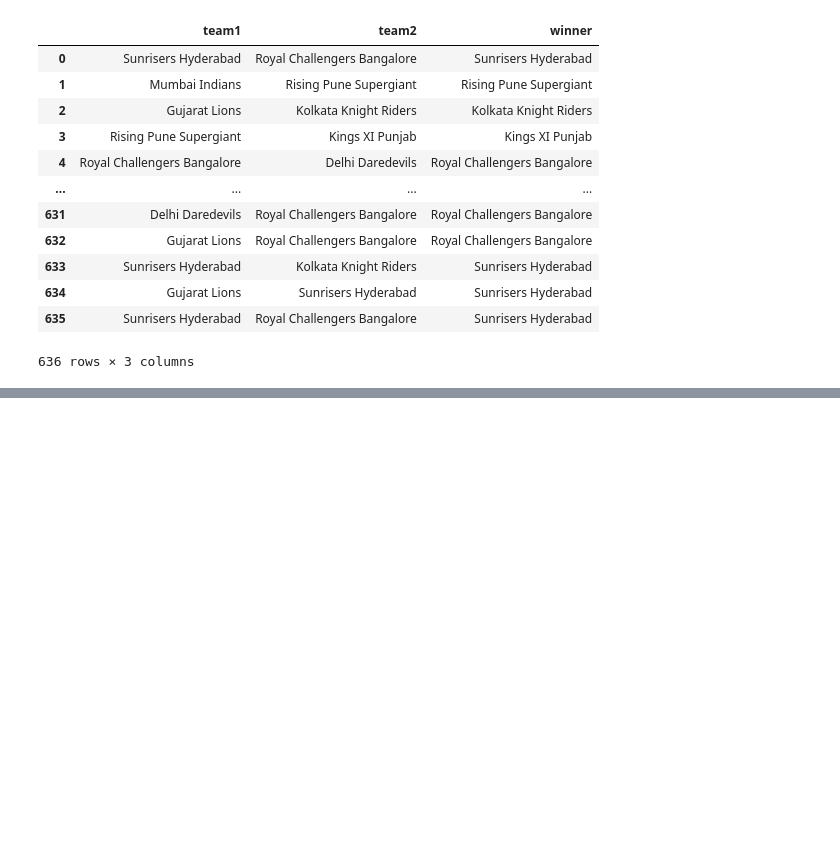
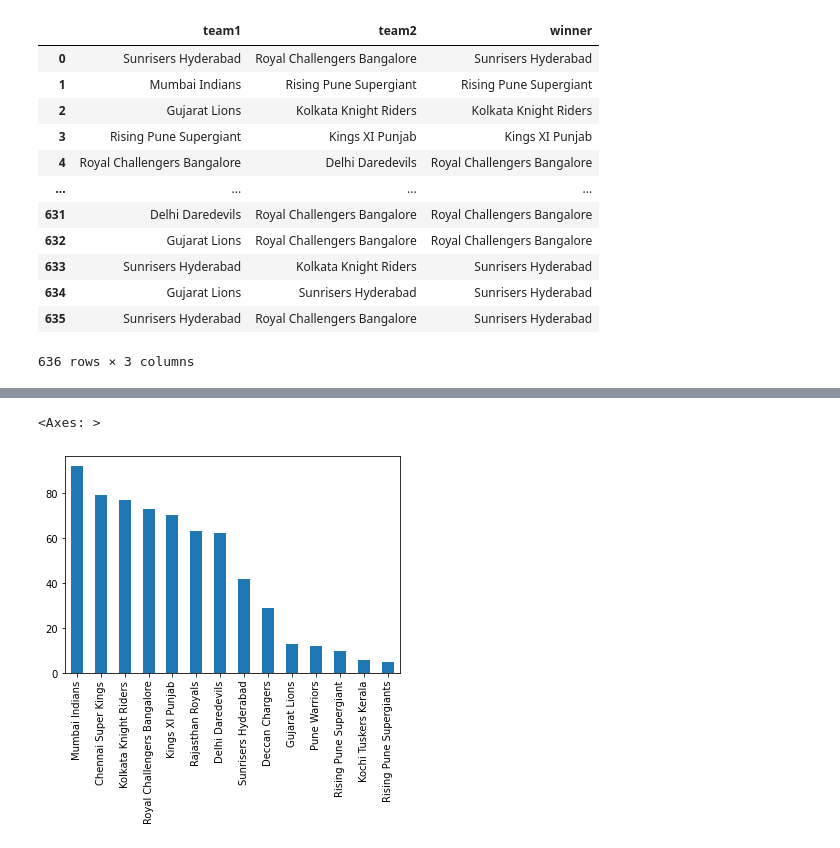
Before and after one commit to sagarkumarmishra/IPL-DATA-ANALYSIS, a Jupyter notebook: IPL_data_analysis.ipynb, the cells around one changed output, grey strips where cells are left out. Saved outputs shown, nothing was run; the diff lists cells and outputs as text; code cells hidden in the pictures; blank space fills up the shorter version.

```diff
--- a/IPL_data_analysis.ipynb
+++ b/IPL_data_analysis.ipynb
@@ -142,0 +214,5 @@ data.iloc[[2],:4]
+# %%
+data['winner'].value_counts().plot(kind='bar')
+# %% [output]
+<Axes: >
+[figure, added]
```
Also changed, not shown: parts of 15 cells of this notebook.
